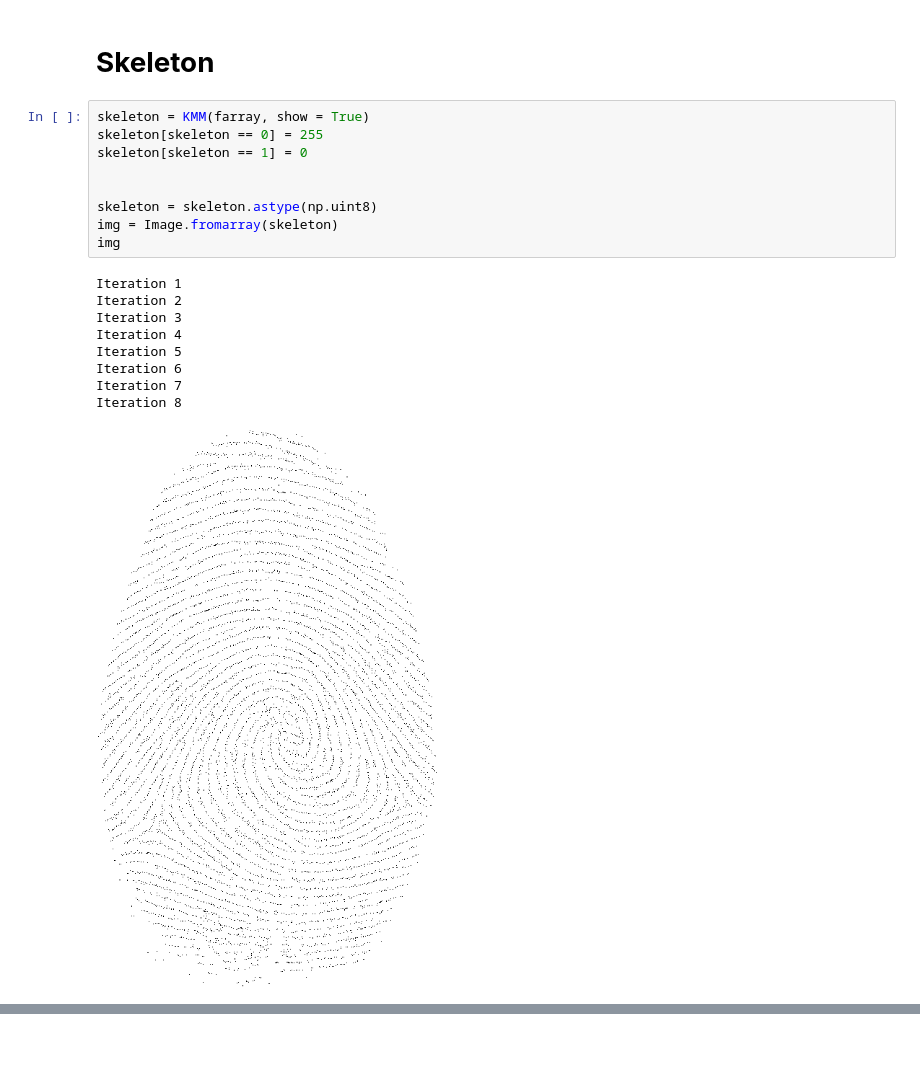
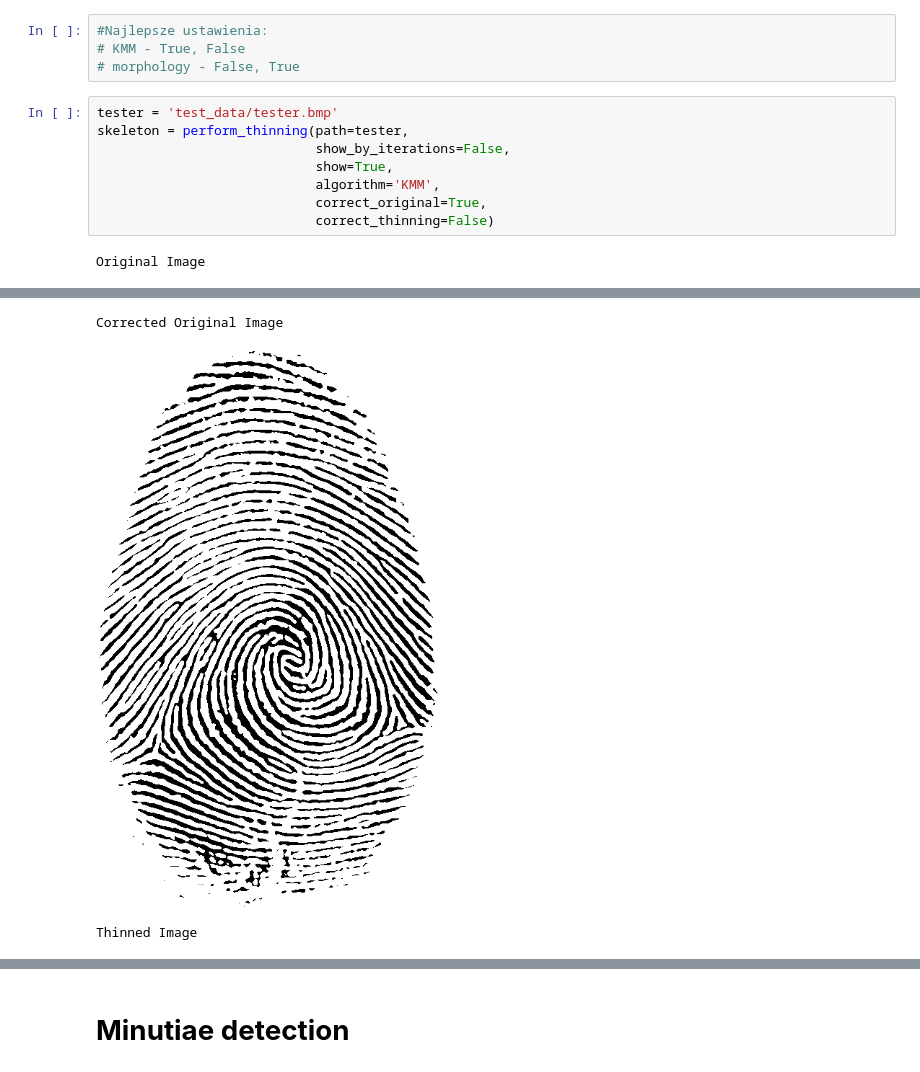
Before and after one commit to FilipLangiewicz/Fingerprints, a Jupyter notebook: KMM.ipynb, the cells around one changed output, grey strips where cells are left out. Drawn from its saved outputs; the diff is of its cells as text; blank space fills up the shorter version.

Commit message:
KMM and moorphology visualized

```diff
--- a/KMM.ipynb
+++ b/KMM.ipynb
@@ -22,21 +139,14 @@ img
-# %% [markdown]
-# **Skeleton**
-# %%
-skeleton = KMM(farray, show = True)
-skeleton[skeleton == 0] = 255
-skeleton[skeleton == 1] = 0
-
-
-skeleton = skeleton.astype(np.uint8)
-img = Image.fromarray(skeleton)
-img
-# %% [output]
-Iteration 1
-Iteration 2
-Iteration 3
-Iteration 4
-Iteration 5
-Iteration 6
-Iteration 7
-Iteration 8
-[figure, removed]
+# %%
+#Najlepsze ustawienia:
+# KMM - True, False
+# morphology - False, True
+# %%
+tester = 'test_data/tester.bmp'
+skeleton = perform_thinning(path=tester,
+                            show_by_iterations=False,
+                            show=True,
+                            algorithm='KMM',
+                            correct_original=True,
+                            correct_thinning=False)
+# %% [output]
+Original Image
@@ -42,0 +154,3 @@ Iteration 8
+Corrected Original Image
+[figure, added]
+Thinned Image
@@ -42,0 +158,2 @@ Iteration 8
+# %% [markdown]
+# **Minutiae detection**
```
Also changed, not shown: parts of 11 cells of this notebook, 5 other files.
